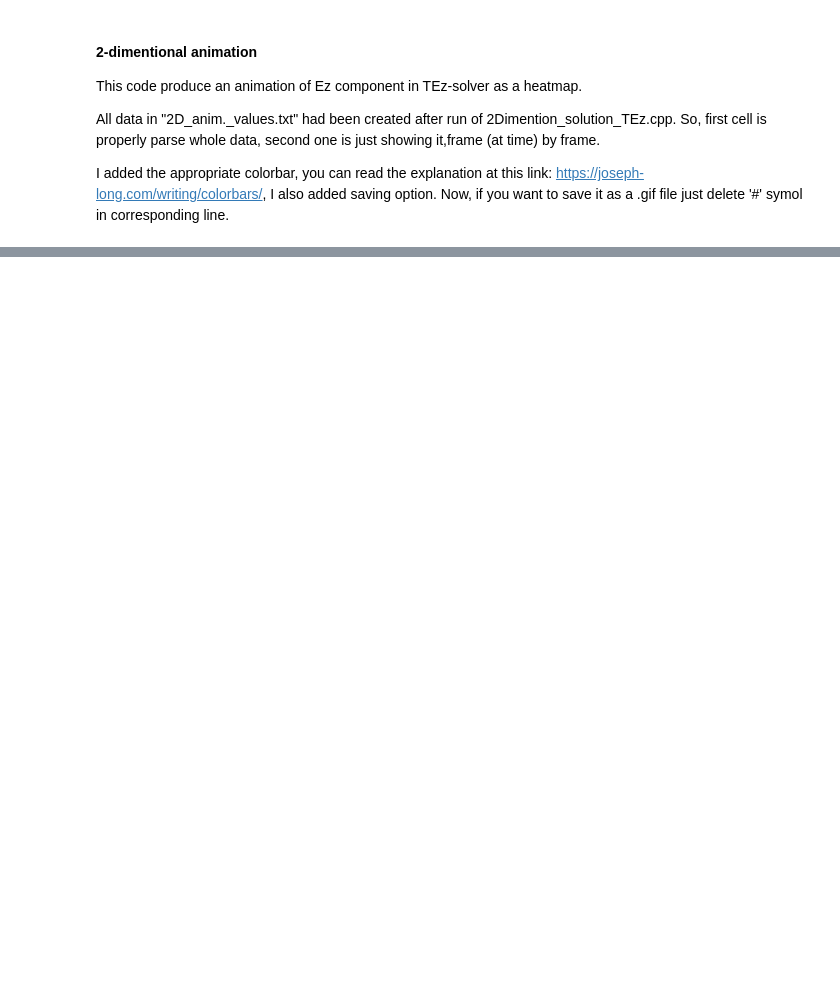
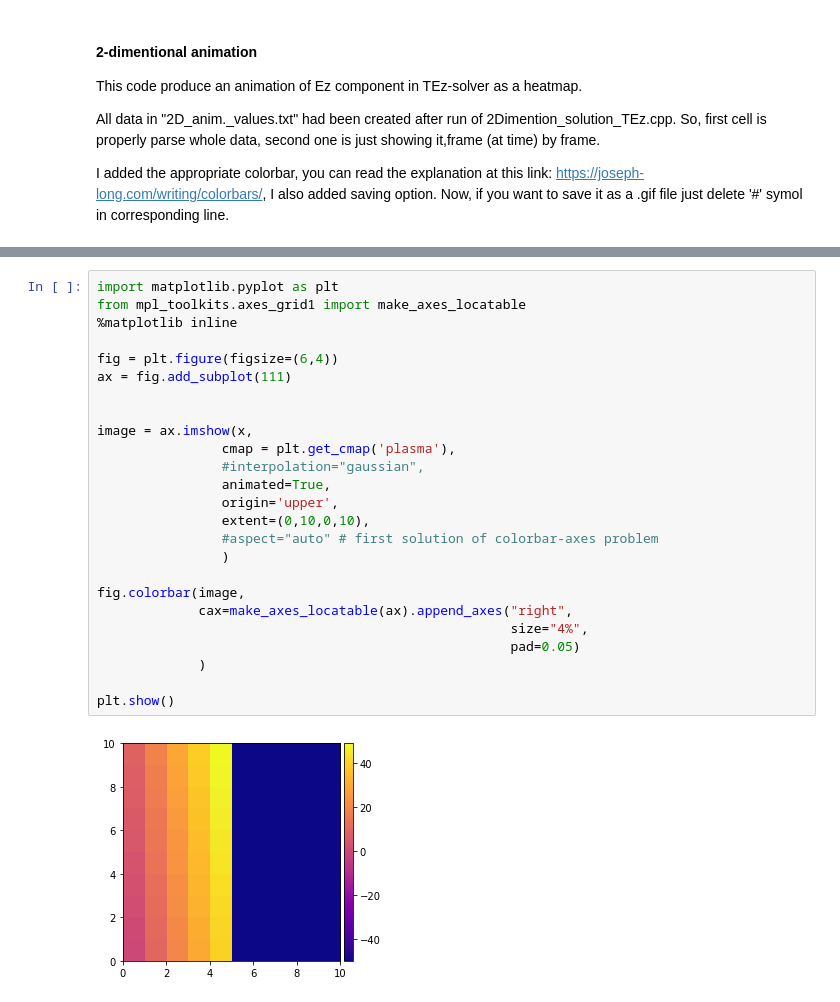
Before and after one commit to sINGLErun/FDTD, a Jupyter notebook: 2Dimentional_animation.ipynb, the cells around one changed output, grey strips where cells are left out. Cells and saved outputs as stored; diff of their text form; blank space fills up the shorter version.

```diff
--- a/2Dimentional_animation.ipynb
+++ b/2Dimentional_animation.ipynb
@@ -67,3 +68,30 @@ plt.show()
 # %% [output]
 [interactive output not drawn]
 [interactive output not drawn]
+# %%
+import matplotlib.pyplot as plt
+from mpl_toolkits.axes_grid1 import make_axes_locatable
+%matplotlib inline
+
+fig = plt.figure(figsize=(6,4))
+ax = fig.add_subplot(111)
+
+
+image = ax.imshow(x,
+                cmap = plt.get_cmap('plasma'),
+                #interpolation="gaussian",
+                animated=True,
+                origin='upper',
+                extent=(0,10,0,10),
+                #aspect="auto" # first solution of colorbar-axes problem
+                )
+
+fig.colorbar(image,
+             cax=make_axes_locatable(ax).append_axes("right",
+                                                     size="4%",
+                                                     pad=0.05)
+             )
+
+plt.show()
+# %% [output]
+[figure, added]
```
Also changed, not shown: parts of 3 cells of this notebook, 5 other files.
